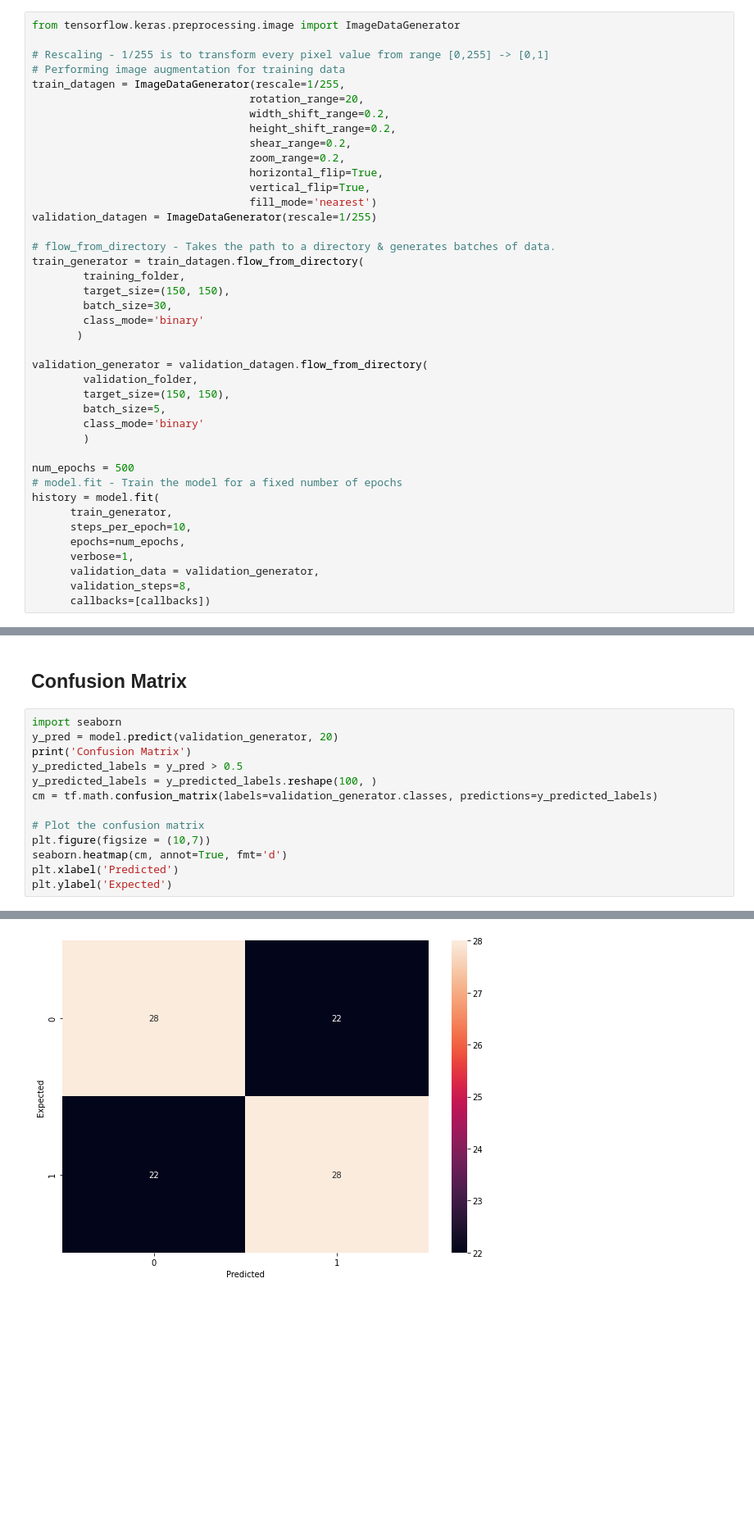
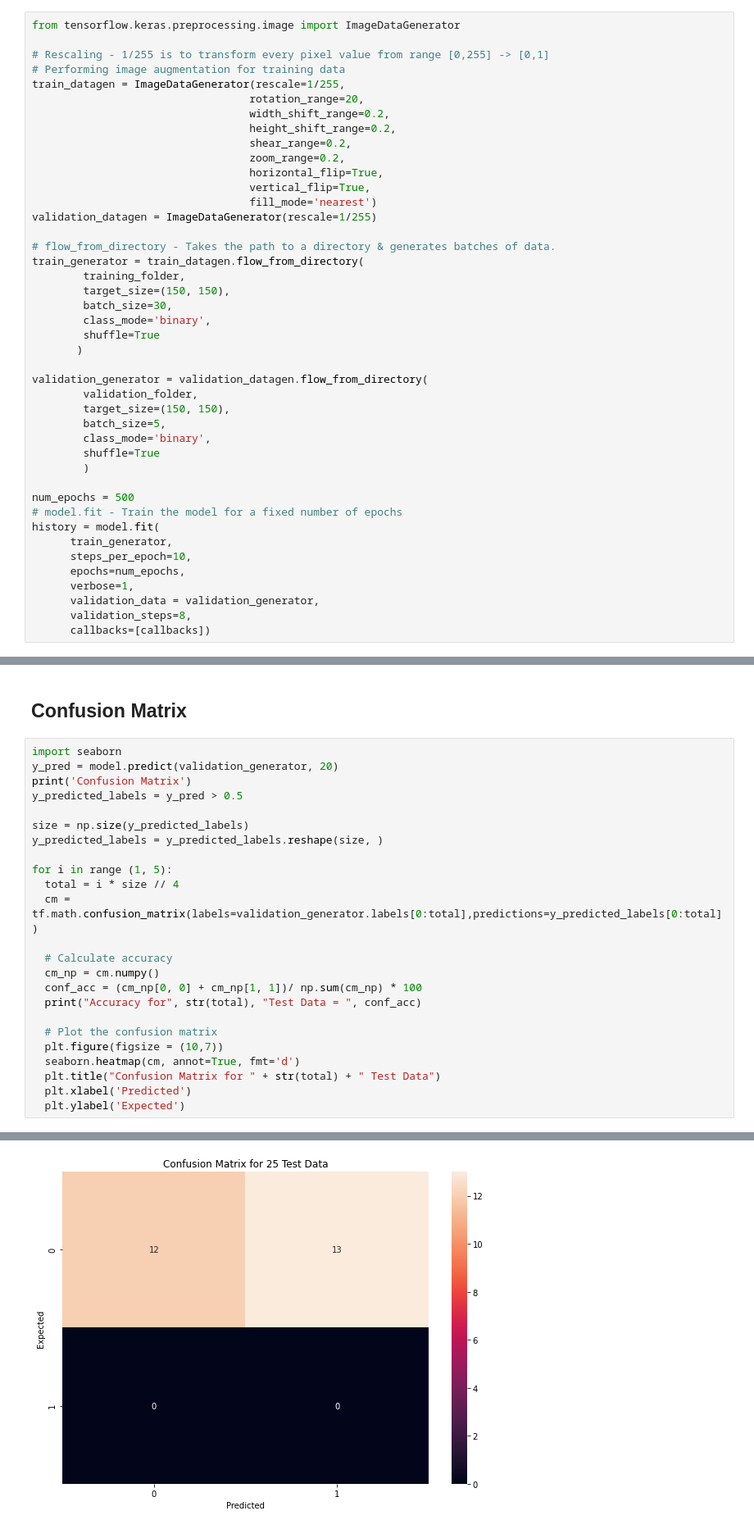
Before and after one commit to DhilipSanjay/Detection-of-Sensitive-Data-Exposure-in-Images, a Jupyter notebook: Image_Classification.ipynb, the cells around one changed output, grey strips where cells are left out. Shown at 82% size. Saved outputs shown, nothing was run; the diff lists cells and outputs as text; blank space fills up the shorter version.

Commit message:
Confusion matrix update

```diff
--- a/Image_Classification.ipynb
+++ b/Image_Classification.ipynb
@@ -168,14 +169,16 @@ train_generator = train_datagen.flow_from_directory(
         training_folder,
         target_size=(150, 150),
         batch_size=30,
-        class_mode='binary'
+        class_mode='binary',
+        shuffle=True
        )
 
 validation_generator = validation_datagen.flow_from_directory(
         validation_folder,
         target_size=(150, 150),
         batch_size=5,
-        class_mode='binary'
+        class_mode='binary',
+        shuffle=True
         )
 
 num_epochs = 500
@@ -232,13 +235,24 @@ import seaborn
 y_pred = model.predict(validation_generator, 20)
 print('Confusion Matrix')
 y_predicted_labels = y_pred > 0.5
-y_predicted_labels = y_predicted_labels.reshape(100, )
-cm = tf.math.confusion_matrix(labels=validation_generator.classes, predictions=y_predicted_labels)
 
-# Plot the confusion matrix
-plt.figure(figsize = (10,7))
-seaborn.heatmap(cm, annot=True, fmt='d')
-plt.xlabel('Predicted')
-plt.ylabel('Expected')
+size = np.size(y_predicted_labels)
+y_predicted_labels = y_predicted_labels.reshape(size, )
+
+for i in range (1, 5):
+  total = i * size // 4
+  cm = tf.math.confusion_matrix(labels=validation_generator.labels[0:total],predictions=y_predicted_labels[0:total])
+
+  # Calculate accuracy
+  cm_np = cm.numpy()
+  conf_acc = (cm_np[0, 0] + cm_np[1, 1])/ np.sum(cm_np) * 100
+  print("Accuracy for", str(total), "Test Data = ", conf_acc)
+
+  # Plot the confusion matrix
+  plt.figure(figsize = (10,7))
+  seaborn.heatmap(cm, annot=True, fmt='d')
+  plt.title("Confusion Matrix for " + str(total) + " Test Data")
+  plt.xlabel('Predicted')
+  plt.ylabel('Expected')
 # %% [output]
 Confusion Matrix
@@ -246 +263 @@ Text(69.0, 0.5, 'Expected')
-[figure, old version]
+[figure, new version]
```
Also changed, not shown: parts of 6 cells of this notebook.
